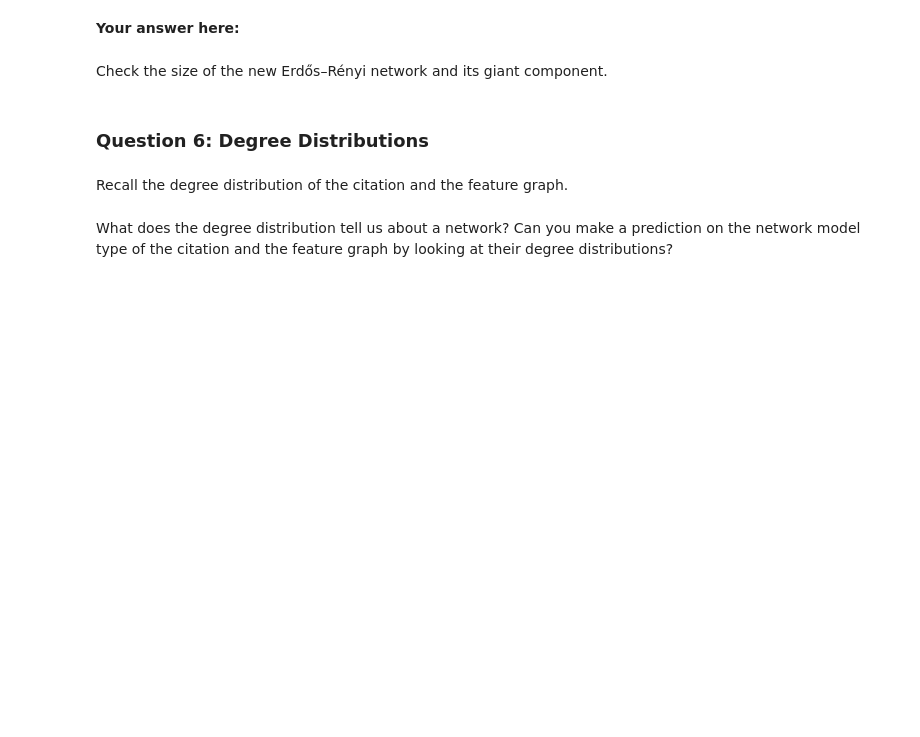
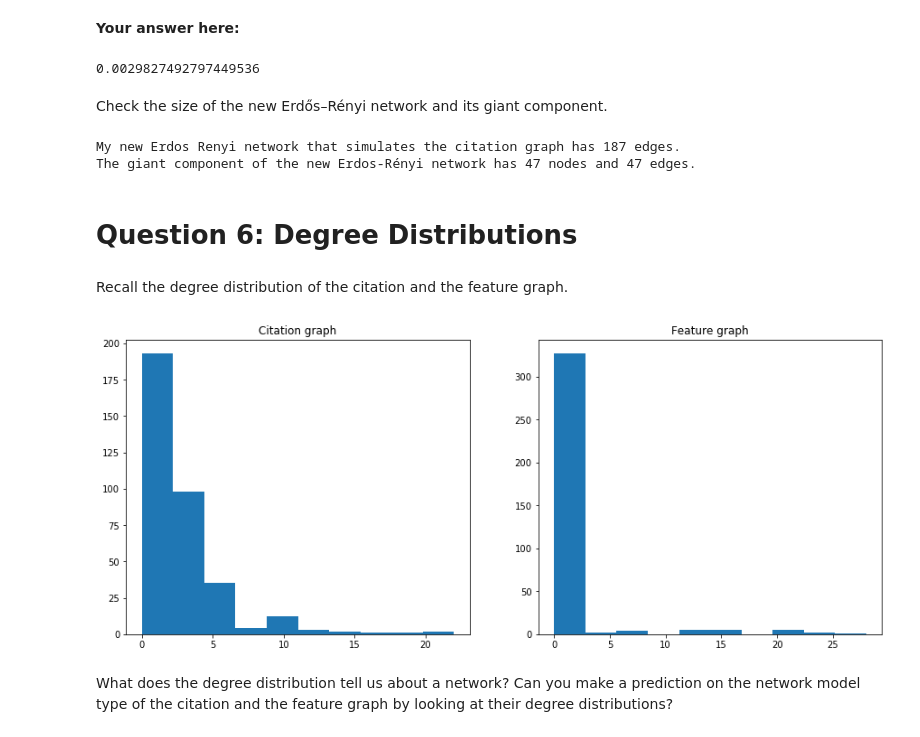
Before and after one commit to alielabridi/NTDS_2019, a Jupyter notebook: assignments/1_network_science-Yann.ipynb, the cells around one changed output. Saved outputs shown, nothing was run; the diff lists cells and outputs as text; code cells hidden in the pictures; blank space fills up the shorter version.

```diff
--- a/assignments/1_network_science-Yann.ipynb
+++ b/assignments/1_network_science-Yann.ipynb
@@ -405,21 +484,33 @@ G_er_new = nx.erdos_renyi_graph(n, p_new)
+# %%
+ng = giant_feature.number_of_nodes()
+p_new = (-np.log(1-(ng/n)))/((ng/n)*(n))
+G_er_new = nx.erdos_renyi_graph(n, p_new)
+print(p_new)
+# %% [output]
+0.0029827492797449536
 # %% [markdown]
 Check the size of the new Erdős–Rényi network and its giant component.
 # %%
 print('My new Erdos Renyi network that simulates the citation graph has {} edges.'.format(G_er_new.size()))
-giant_er_new = # Your code here.
+giant_er_new = max(list(nx.connected_component_subgraphs(G_er_new)), key = len)
 print('The giant component of the new Erdos-Rényi network has {} nodes and {} edges.'.format(giant_er_new.number_of_nodes(), giant_er_new.size()))
+# %% [output]
+My new Erdos Renyi network that simulates the citation graph has 187 edges.
+The giant component of the new Erdos-Rényi network has 47 nodes and 47 edges.
 # %% [markdown]
-### Question 6: Degree Distributions
+# Question 6: Degree Distributions
 # %% [markdown]
 Recall the degree distribution of the citation and the feature graph.
 # %%
 fig, axes = plt.subplots(1, 2, figsize=(15, 6))
 axes[0].set_title('Citation graph')
-citation_degrees = # Your code here.
+citation_degrees = [G_citation.degree(n) for n in G_citation.nodes()]
 axes[0].hist(citation_degrees);
 axes[1].set_title('Feature graph')
-feature_degrees = # Your code here.
+feature_degrees = [G_feature.degree(n) for n in G_feature.nodes()]
 axes[1].hist(feature_degrees);
+# %% [output]
+[figure, added]
 # %% [markdown]
 What does the degree distribution tell us about a network? Can you make a prediction on the network model type of the citation and the feature graph by looking at their degree distributions?
 # %% [markdown]
```
Also changed, not shown: parts of 42 cells of this notebook.
